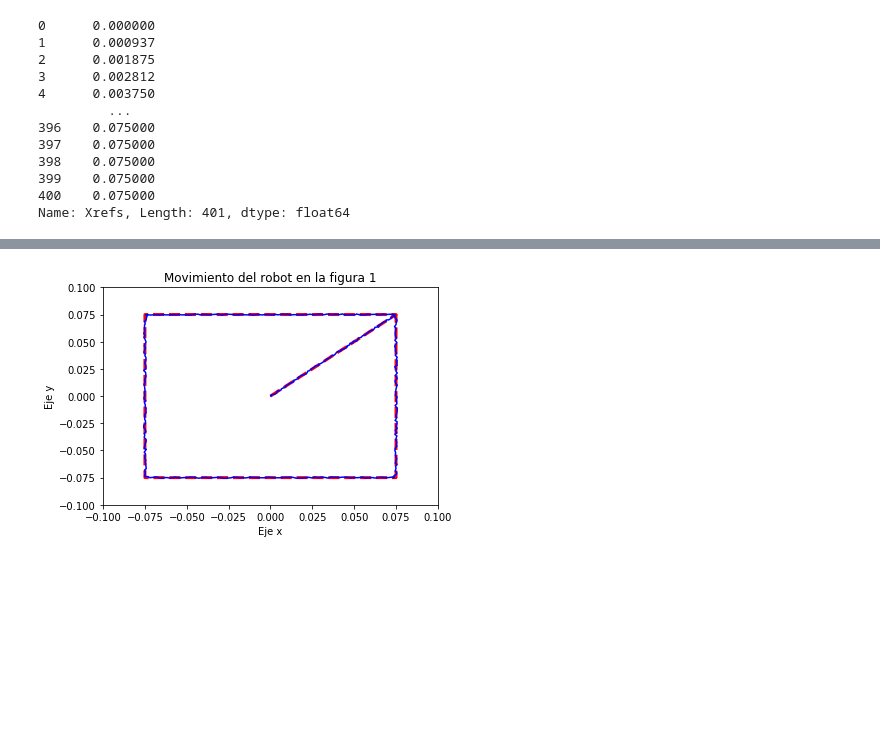
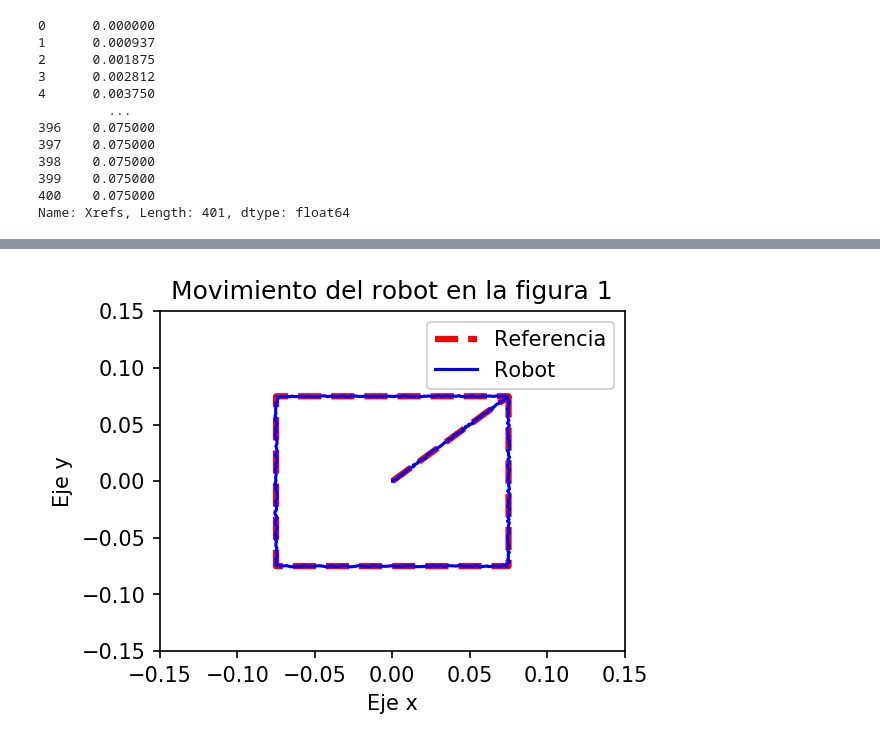
Before and after one commit to kabirivan/CDRR-Movement, a Jupyter notebook: TrabajoFinal_XavierAguas.ipynb, the cells around one changed output, grey strips where cells are left out. Saved outputs shown, nothing was run; the diff lists cells and outputs as text; code cells hidden in the pictures; blank space fills up the shorter version.

```diff
--- a/TrabajoFinal_XavierAguas.ipynb
+++ b/TrabajoFinal_XavierAguas.ipynb
@@ -110,6 +110,8 @@ Name: Xrefs, Length: 401, dtype: float64
 import matplotlib.pyplot as plt
 # %%
 # Figura 1: Mostrar la figura en el plano x y
+plt.rcParams["figure.figsize"]= (4,3)
+plt.rcParams["figure.dpi"] = 150
 
 xr1 = square_figure['Xrefs'];
 yr1 = square_figure['Yrefs'];
@@ -141,13 +143,14 @@ plt.show()
 # %%
 plt.plot(xr1, yr1, color='red', label='Referencia', linestyle='--', linewidth=3.0)
 plt.plot(xrobot1, yrobot1, color='blue', label='Robot',linestyle='-')
 plt.title('Movimiento del robot en la figura 1')
 plt.xlabel("Eje x")
 plt.ylabel("Eje y")
-plt.xlim(-0.1, 0.1)
-plt.ylim(-0.1, 0.1)
+plt.xlim(-0.15, 0.15)
+plt.ylim(-0.15, 0.15)
+plt.legend(["Referencia","Robot"])
 plt.savefig('Figura1 Robot.png')
 plt.show()
 # %% [output]
-[figure, old version]
+[figure, new version]
 # %%
```
Also changed, not shown: parts of 13 cells of this notebook, 4 other files.
